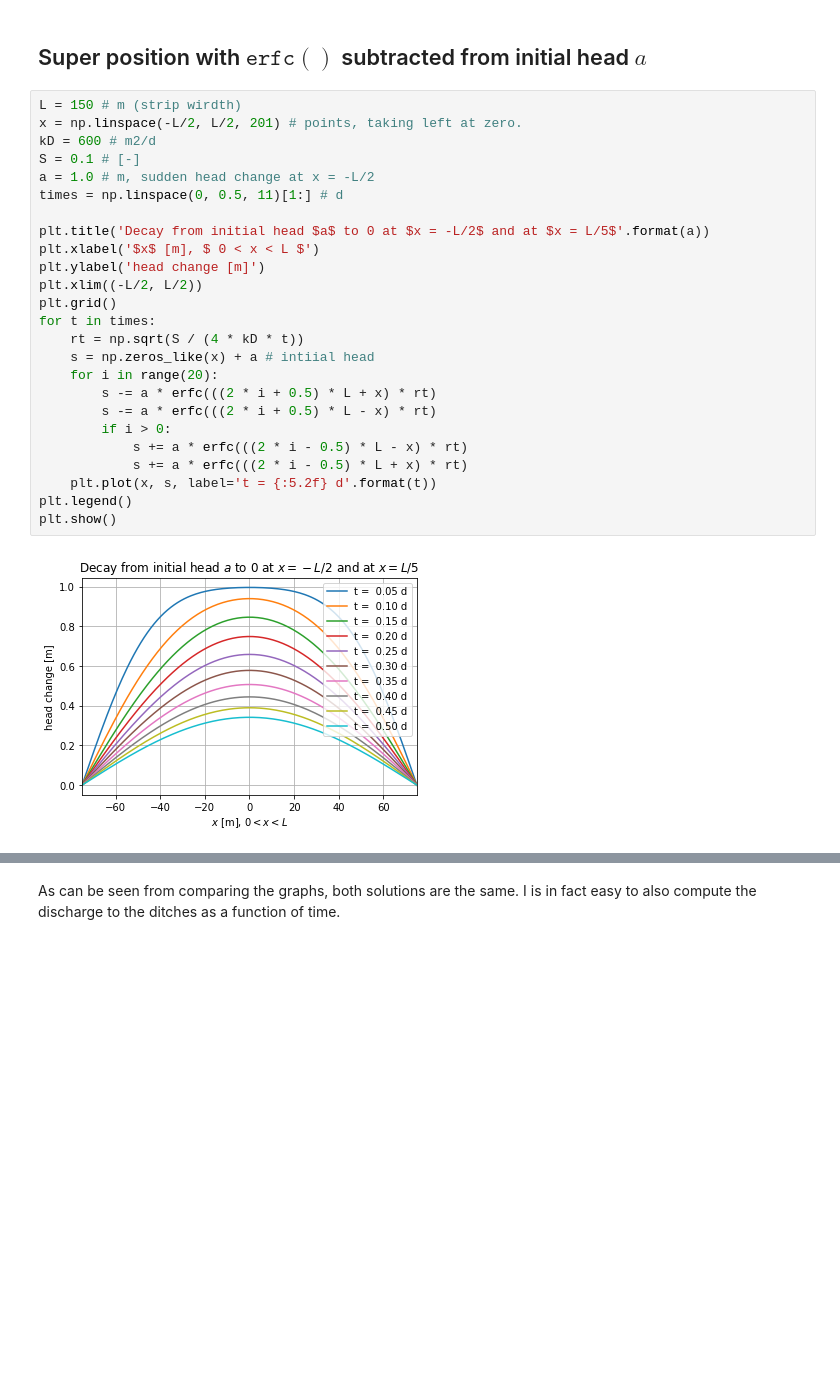
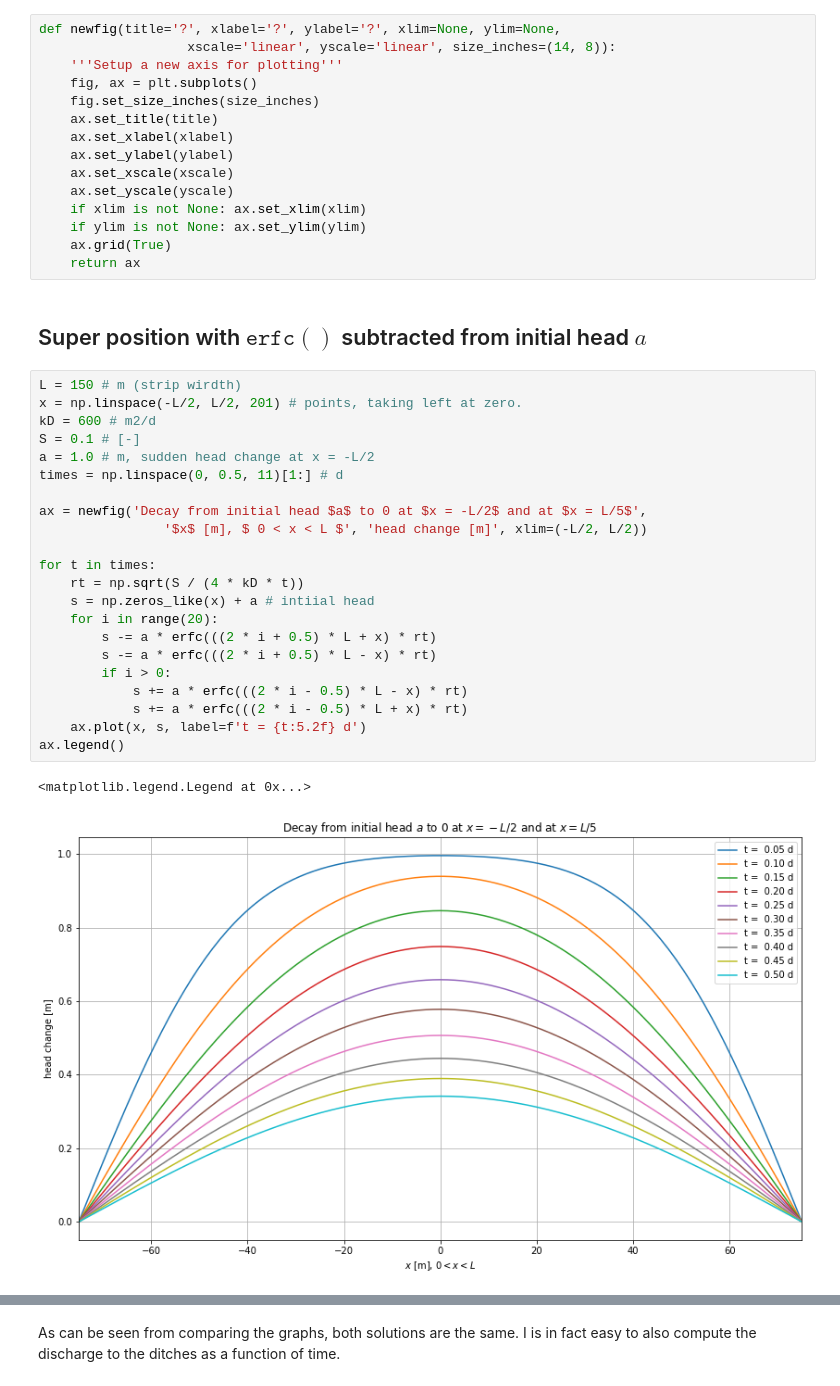
Before and after one commit to Olsthoorn/TransientGroundwaterFlow, a Jupyter notebook: excercises_notebooks/shc-superposition-in-space-4-two-methods.ipynb, the cells around one changed output, grey strips where cells are left out. Saved outputs shown, nothing was run; the diff lists cells and outputs as text; blank space fills up the shorter version.

```diff
--- a/excercises_notebooks/shc-superposition-in-space-4-two-methods.ipynb
+++ b/excercises_notebooks/shc-superposition-in-space-4-two-methods.ipynb
@@ -49,29 +55,42 @@ from scipy.special import erfc
+# %%
+def newfig(title='?', xlabel='?', ylabel='?', xlim=None, ylim=None,
+                   xscale='linear', yscale='linear', size_inches=(14, 8)):
+    '''Setup a new axis for plotting'''
+    fig, ax = plt.subplots()
+    fig.set_size_inches(size_inches)
+    ax.set_title(title)
+    ax.set_xlabel(xlabel)
+    ax.set_ylabel(ylabel)
+    ax.set_xscale(xscale)
+    ax.set_yscale(yscale)
+    if xlim is not None: ax.set_xlim(xlim)
+    if ylim is not None: ax.set_ylim(ylim)
+    ax.grid(True)
+    return ax
 # %% [markdown]
 ## Super position with $\mathtt{erfc}()$ subtracted from initial head $a$
 # %%
 L = 150 # m (strip wirdth)
 x = np.linspace(-L/2, L/2, 201) # points, taking left at zero.
 kD = 600 # m2/d
 S = 0.1 # [-]
 a = 1.0 # m, sudden head change at x = -L/2
 times = np.linspace(0, 0.5, 11)[1:] # d
 
-plt.title('Decay from initial head $a$ to 0 at $x = -L/2$ and at $x = L/5$'.format(a))
-plt.xlabel('$x$ [m], $ 0 < x < L $')
-plt.ylabel('head change [m]')
-plt.xlim((-L/2, L/2))
-plt.grid()
+ax = newfig('Decay from initial head $a$ to 0 at $x = -L/2$ and at $x = L/5$',
+                '$x$ [m], $ 0 < x < L $', 'head change [m]', xlim=(-L/2, L/2))
+
 for t in times:
     rt = np.sqrt(S / (4 * kD * t))
     s = np.zeros_like(x) + a # intiial head
     for i in range(20):
         s -= a * erfc(((2 * i + 0.5) * L + x) * rt)
         s -= a * erfc(((2 * i + 0.5) * L - x) * rt)
         if i > 0:
             s += a * erfc(((2 * i - 0.5) * L - x) * rt)
             s += a * erfc(((2 * i - 0.5) * L + x) * rt)
-    plt.plot(x, s, label='t = {:5.2f} d'.format(t))
-plt.legend()
-plt.show()
+    ax.plot(x, s, label=f't = {t:5.2f} d')
+ax.legend()
 # %% [output]
+<matplotlib.legend.Legend at 0x...>
-[figure, old version]
+[figure, new version]
```
Also changed, not shown: parts of 6 cells of this notebook, 13 other files.
